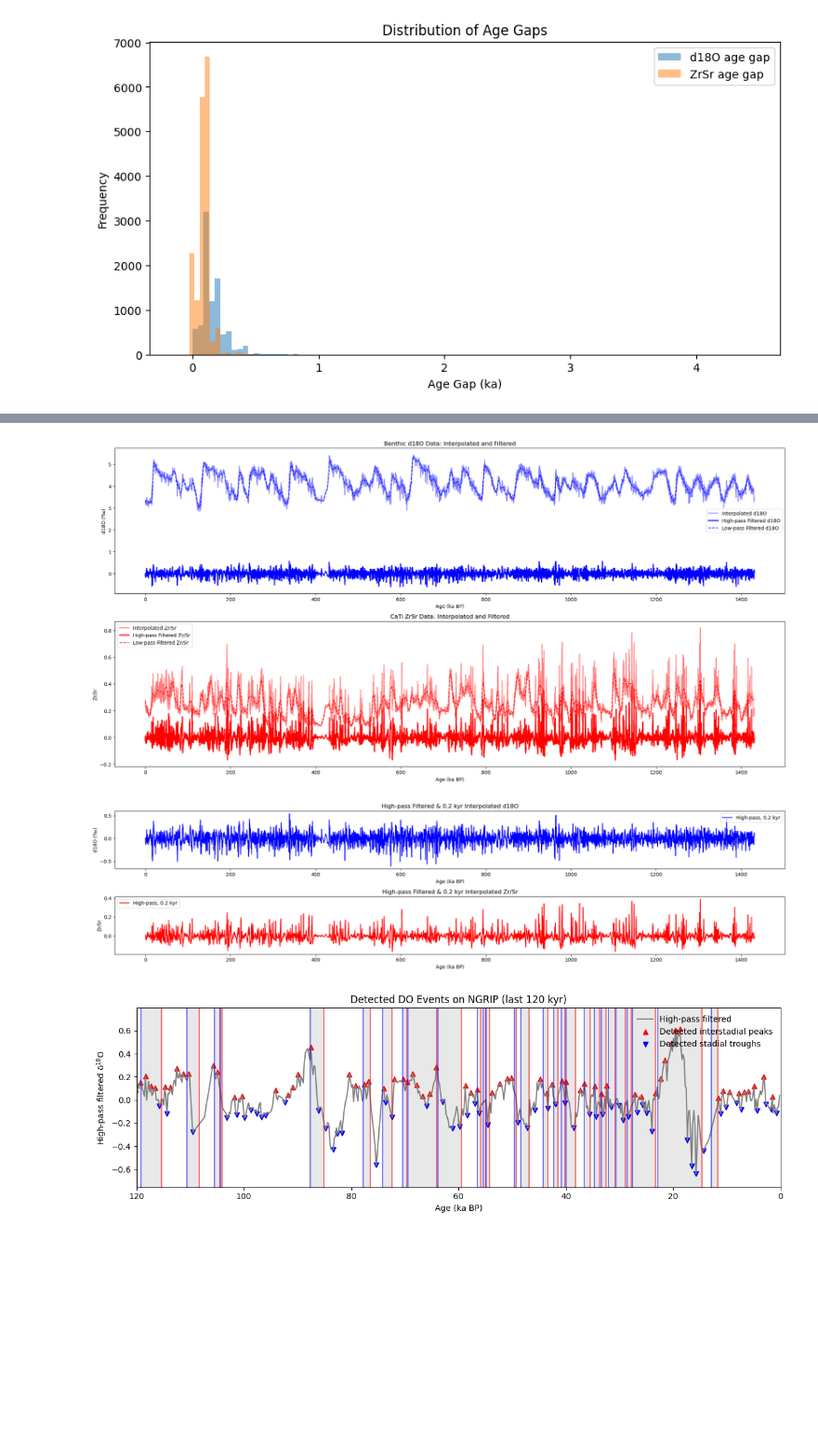
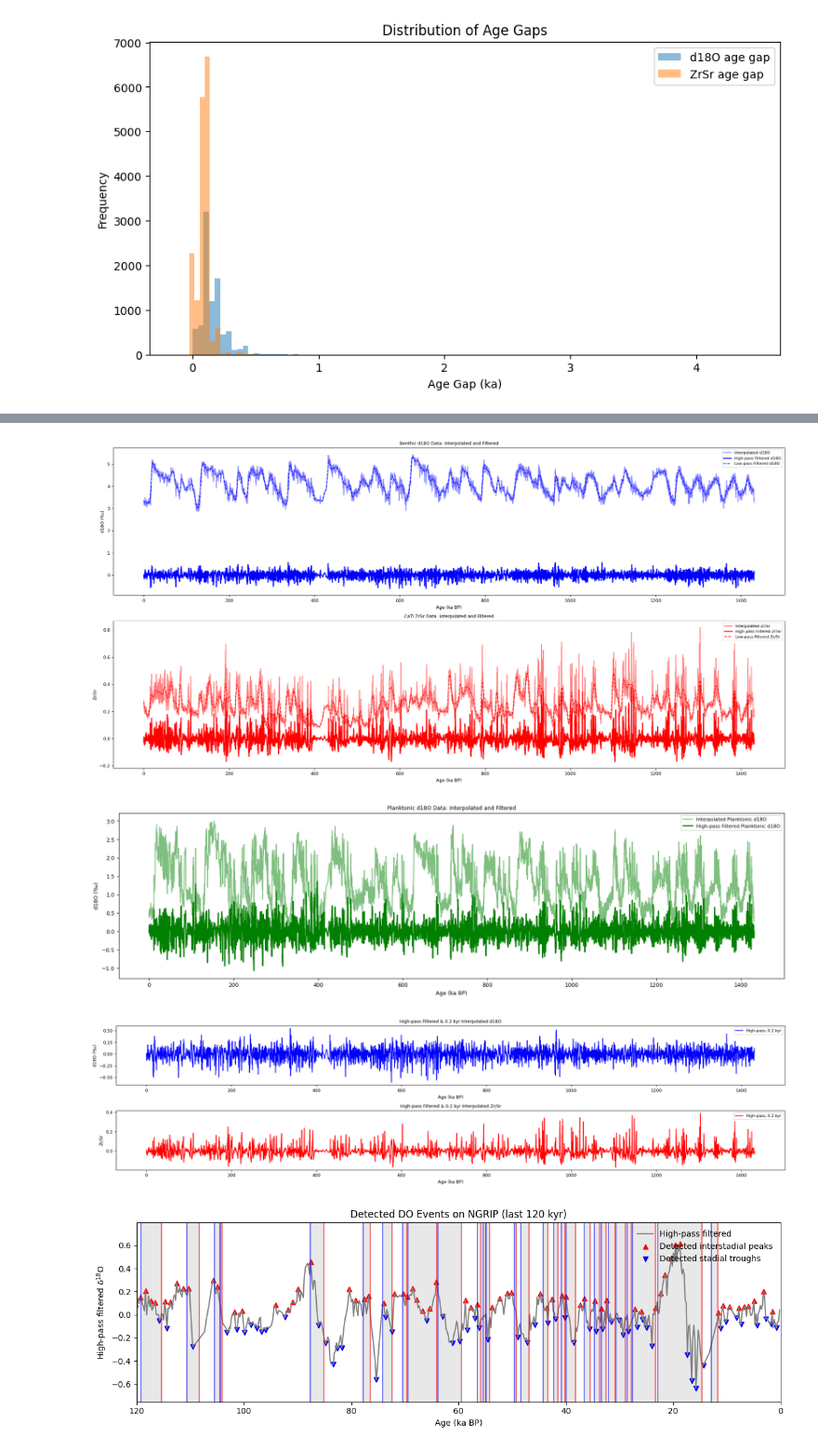
Before and after one commit to Peisong-Zheng/bipolar_seesaw_CCM, a Jupyter notebook: David_repeat.ipynb, the cells around one changed output, grey strips where cells are left out. Shown at 93% size. Cells and saved outputs as stored; diff of their text form; code cells hidden in the pictures; blank space fills up the shorter version.

```diff
--- a/David_repeat.ipynb
+++ b/David_repeat.ipynb
@@ -137,24 +207,27 @@ common_age = np.arange(start_age, end_age + 0.01, 0.01)
 # Interpolate d18O and ZrSr to the common time axis
 d18O_interp = np.interp(common_age, df_d18O['age'], df_d18O['d18O'])
 ZrSr_interp = np.interp(common_age, df_ZrSr['age'], df_ZrSr['ZrSr'])
+d18O_plank_interp = np.interp(common_age, df_d18O_plank['age'], df_d18O_plank['d18O'])
 
 # Create new DataFrames for the interpolated data
 df_d18O_interp = pd.DataFrame({'age': common_age, 'd18O': d18O_interp})
 df_ZrSr_interp = pd.DataFrame({'age': common_age, 'ZrSr': ZrSr_interp})
+df_d18O_plank_interp = pd.DataFrame({'age': common_age, 'd18O': d18O_plank_interp})
 
 # save the interpolated data to csv files
 df_d18O_interp.to_csv(r'D:\VScode\bipolar_seesaw_CCM\David_data\MD01-2444_339-U1385_benthic_d18O_interp_10yr.csv', index=False)
 df_ZrSr_interp.to_csv(r'D:\VScode\bipolar_seesaw_CCM\David_data\339-U1385_CaTi_ZrSr_interp_10yr.csv', index=False)
+df_d18O_plank_interp.to_csv(r'D:\VScode\bipolar_seesaw_CCM\David_data\MD01-2444_339-U1385_plank_d18O_interp_10yr.csv', index=False)
 
 # plot the interpolated data
 plt.figure(figsize=(10, 5))
-plt.subplot(2, 1, 1)
+plt.subplot(3, 1, 1)
 plt.plot(df_d18O_interp['age'], df_d18O_interp['d18O'], label='Interpolated d18O', color='blue')
 plt.xlabel('Age (ka BP)')
 plt.ylabel('d18O (‰)')
 plt.title('Interpolated Benthic d18O Data')
 plt.legend()
-plt.subplot(2, 1, 2)
+plt.subplot(3, 1, 2)
 plt.plot(df_ZrSr_interp['age'], df_ZrSr_interp['ZrSr'], label='Interpolated Zr/Sr', color='red')
 plt.xlabel('Age (ka BP)')
 plt.ylabel('Zr/Sr')
@@ -163,6 +236,15 @@ plt.legend()
 plt.tight_layout()
 plt.show()
 
+plt.subplot(3, 1, 3)
+plt.plot(df_d18O_plank_interp['age'], df_d18O_plank_interp['d18O'], label='Interpolated Planktonic d18O', color='green')
+plt.xlabel('Age (ka BP)')
+plt.ylabel('d18O (‰)')
+plt.title('Interpolated Planktonic d18O Data')
+plt.legend()
+plt.tight_layout()
+plt.show()
+
 # test are there any NaN values in the interpolated data
 print("Are there any NaN values in the interpolated d18O data?", df_d18O_interp.isnull().values.any())
 print("Are there any NaN values in the interpolated ZrSr data?", df_ZrSr_interp.isnull().values.any())
@@ -188,15 +271,18 @@ b, a = butter(N=4, Wn=Wn, btype='highpass')
 # 2) Apply filter to interpolated series
 d18O_filt = filtfilt(b, a, df_d18O_interp['d18O'].values)
 ZrSr_filt = filtfilt(b, a, df_ZrSr_interp['ZrSr'].values)
+d18O_filt_plank = filtfilt(b, a, df_d18O_plank_interp['d18O'].values)
 
 
 # 4) Create DataFrames
 df_d18O_hp = pd.DataFrame({'age': df_d18O_interp['age'].values, 'd18O_hp': d18O_filt})
 df_ZrSr_hp = pd.DataFrame({'age': df_ZrSr_interp['age'].values, 'ZrSr_hp': ZrSr_filt})
+df_d18O_plank_hp = pd.DataFrame({'age': df_d18O_plank_interp['age'].values, 'd18O_hp': d18O_filt_plank})
 
 # save the filtered and downsampled data to csv files
 df_d18O_hp.to_csv(r'D:\VScode\bipolar_seesaw_CCM\David_data\MD01-2444_339-U1385_benthic_d18O_hp.csv', index=False)
 df_ZrSr_hp.to_csv(r'D:\VScode\bipolar_seesaw_CCM\David_data\339-U1385_CaTi_ZrSr_hp.csv', index=False)
+df_d18O_plank_hp.to_csv(r'D:\VScode\bipolar_seesaw_CCM\David_data\MD01-2444_339-U1385_plank_d18O_hp.csv', index=False)
 
 
 
@@ -245,6 +331,14 @@ plt.legend()
 plt.tight_layout()
 plt.show()
 
+plt.figure(figsize=(20, 5))
+plt.plot(df_d18O_plank_interp['age'], df_d18O_plank_interp['d18O'], label='Interpolated Planktonic d18O', color='green', alpha=0.5)
+plt.plot(df_d18O_plank_hp['age'], df_d18O_plank_hp['d18O_hp'], label='High-pass Filtered Planktonic d18O', color='green', linewidth=2)
+plt.xlabel('Age (ka BP)')
+plt.ylabel('d18O (‰)')
+plt.title('Planktonic d18O Data: Interpolated and Filtered')
+plt.legend()
+
 
 
 
@@ -257,35 +351,36 @@ age_0_2 = np.arange(start_age, end_age + 0.2, 0.2)
 d18O_0_2 = np.interp(age_0_2, df_d18O_interp['age'], d18O_filt)
 ZrSr_0_2 = np.interp(age_0_2, df_ZrSr_interp['age'], ZrSr_filt)
 
 # 4) Create DataFrames
 df_d18O_0_2 = pd.DataFrame({'age': age_0_2, 'd18O_hp': d18O_0_2})
 df_ZrSr_0_2 = pd.DataFrame({'age': age_0_2, 'ZrSr_hp': ZrSr_0_2})
 
 # # save the filtered and downsampled data to csv files
 # df_d18O_0_2.to_csv(r'D:\VScode\bipolar_seesaw_CCM\David_data\MD01-2444_339-U1385_benthic_d18O_hp.csv', index=False)
 # df_ZrSr_0_2.to_csv(r'D:\VScode\bipolar_seesaw_CCM\David_data\339-U1385_CaTi_ZrSr_hp.csv', index=False)
 
 # 5) Plot filtered & downsampled series
 plt.figure(figsize=(20, 5))
 plt.subplot(2, 1, 1)
 plt.plot(df_d18O_0_2['age'], df_d18O_0_2['d18O_hp'], color='blue', label='High-pass, 0.2 kyr')
 plt.xlabel('Age (ka BP)')
 plt.ylabel('d18O (‰)')
 plt.title('High-pass Filtered & 0.2 kyr Interpolated d18O')
 plt.legend()
 
 plt.subplot(2, 1, 2)
 plt.plot(df_ZrSr_0_2['age'], df_ZrSr_0_2['ZrSr_hp'], color='red', label='High-pass, 0.2 kyr')
 plt.xlabel('Age (ka BP)')
 plt.ylabel('Zr/Sr')
 plt.title('High-pass Filtered & 0.2 kyr Interpolated Zr/Sr')
 plt.legend()
 
 plt.tight_layout()
 plt.show()
 # %% [output]
-[figure, old version]
+[figure, new version]
-[figure, old version]
+[figure, new version]
+[figure, added]
 # %%
 import numpy as np
 import matplotlib.pyplot as plt
```
Also changed, not shown: parts of 6 cells of this notebook, 15 other files.
